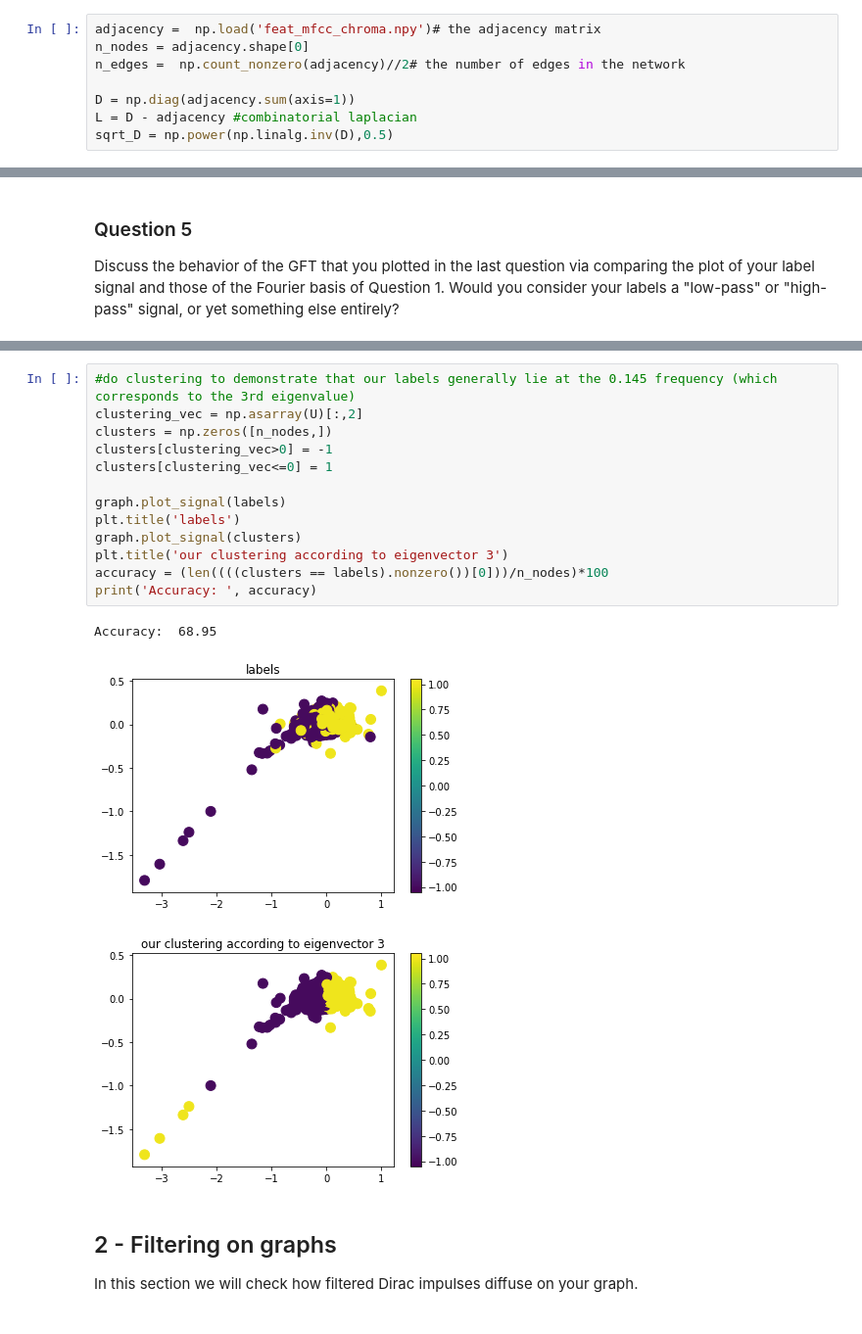
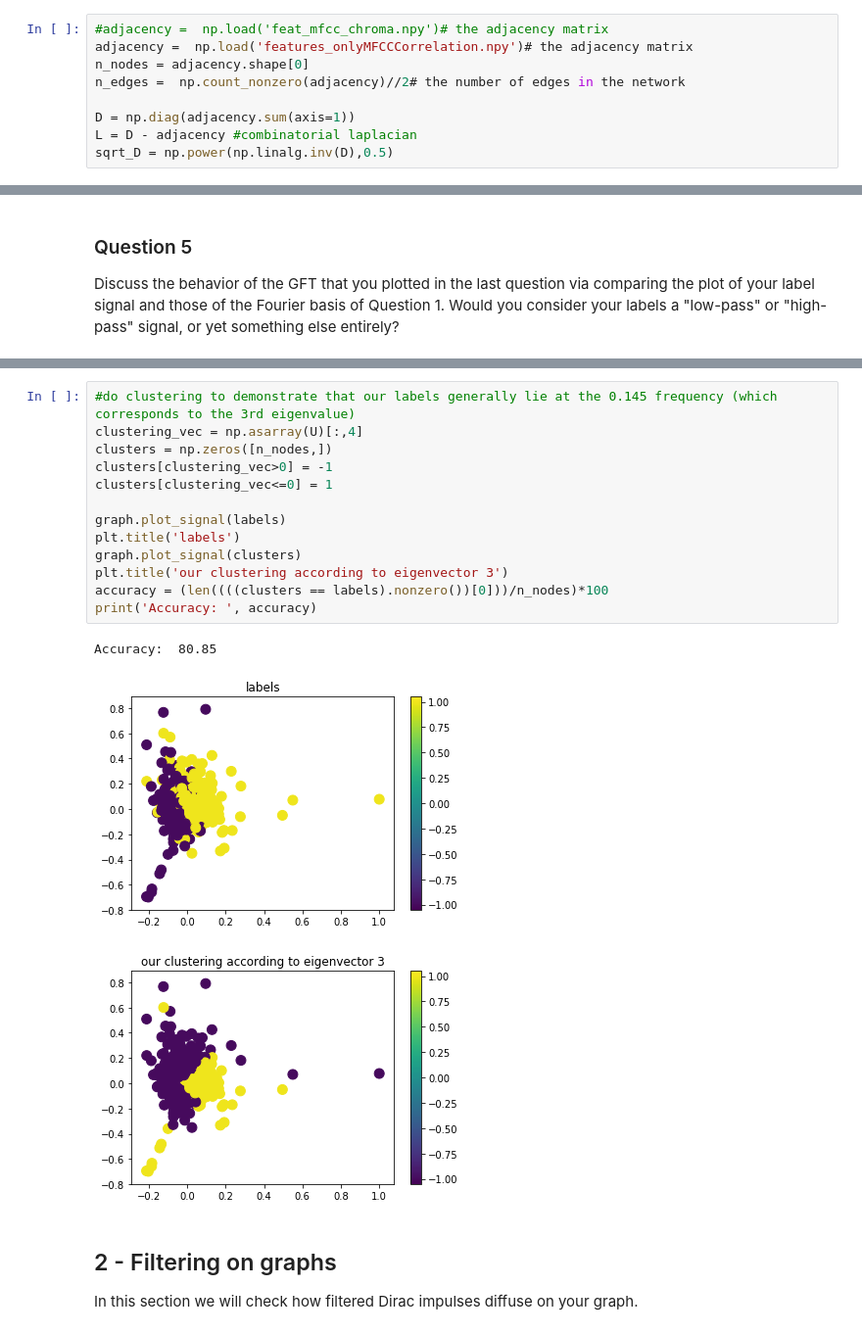
Before and after one commit to senakicir/ntds_project, a Jupyter notebook: 4_graph_signal_processing.ipynb, the cells around one changed output, grey strips where cells are left out. Shown at 98% size. Saved outputs shown, nothing was run; the diff lists cells and outputs as text.

```diff
--- a/4_graph_signal_processing.ipynb
+++ b/4_graph_signal_processing.ipynb
@@ -86,7 +86,8 @@ Import those objects in the cell below (or recompute the Laplacian and Gradient
 
 _Note_: If your features/labels are not floating-point numbers, please convert them. For example, if your data has labels "cat" and "dog" for nodes that represent cats or dogs, respectively, you may assign the number `1.0` for the label "cat" and the number `-1.0` for the label "dog".
 # %%
-adjacency =  np.load('feat_mfcc_chroma.npy')# the adjacency matrix
+#adjacency =  np.load('feat_mfcc_chroma.npy')# the adjacency matrix
+adjacency =  np.load('features_onlyMFCCCorrelation.npy')# the adjacency matrix
 n_nodes = adjacency.shape[0]
 n_edges =  np.count_nonzero(adjacency)//2# the number of edges in the network
 
@@ -213,20 +214,20 @@ Discuss the behavior of the GFT that you plotted in the last question via compar
 # %%
 #do clustering to demonstrate that our labels generally lie at the 0.145 frequency (which corresponds to the 3rd eigenvalue)
-clustering_vec = np.asarray(U)[:,2]
+clustering_vec = np.asarray(U)[:,4]
 clusters = np.zeros([n_nodes,])
 clusters[clustering_vec>0] = -1
 clusters[clustering_vec<=0] = 1
 
 graph.plot_signal(labels)
 plt.title('labels')
 graph.plot_signal(clusters)
 plt.title('our clustering according to eigenvector 3')
 accuracy = (len((((clusters == labels).nonzero())[0]))/n_nodes)*100
 print('Accuracy: ', accuracy)
 # %% [output]
-Accuracy:  68.95
+Accuracy:  80.85
-[figure, old version]
+[figure, new version]
-[figure, old version]
+[figure, new version]
 # %% [markdown]
 ## 2 - Filtering on graphs
 
```
Also changed, not shown: parts of 19 cells of this notebook, 1 other file.
